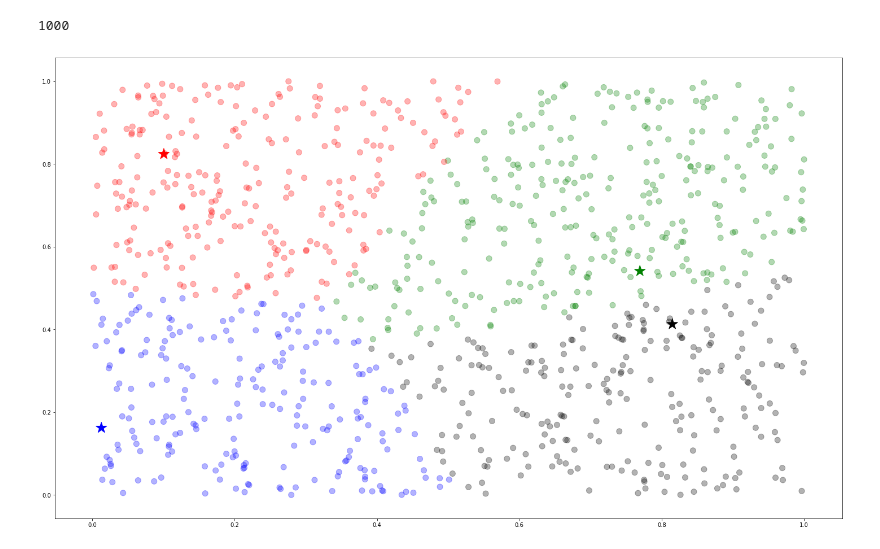
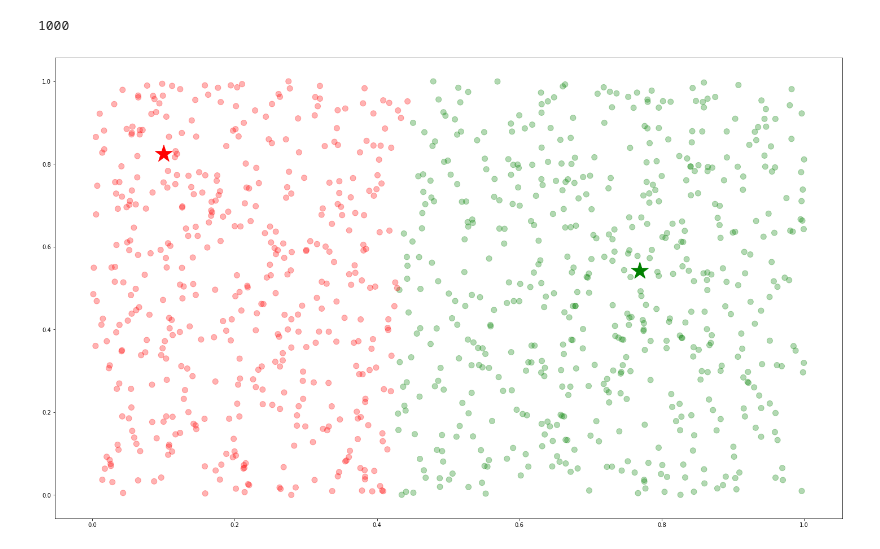
Before and after one commit to Lukachinch/ML_course, a Jupyter notebook: labs/ex01/template/taskC.ipynb, the cells around one changed output. Cells and saved outputs as stored; diff of their text form; code cells hidden in the pictures.

```diff
--- a/labs/ex01/template/taskC.ipynb
+++ b/labs/ex01/template/taskC.ipynb
@@ -14,7 +11,7 @@ Data Generation
 # %%
 from numpy.random import rand, randn
 # %%
-n, d, k = 1000, 2, 4
+n, d, k = 1000, 2, 2
 # %%
 np.random.seed(20)
 X = rand(n, d)
@@ -52 +47,31 @@ def compute_log_p(x, mean, sigma):
+# %%
+def clever_method(x, mn, sgm):
+    '''This function takes in 2D arrays X, mean and sigma.
+    It reshapes X and mean for concatenation in order to subtract mean from X
+    It then uses einstein summation formula for multiplying 2x2(sigma) array by
+    1000x4x2(X-mean) to obtain another 1000x4x2 array. Finally it multiplies 2
+    1000x4x2 arrays together and sums over the x&y components of each data point
+    and each parameter...'''
+    sgm = np.array(sgm[0])
+    #Convert the list of means into an array of dimensions 4x2
+    mean = np.array(mn)
+    #Inverse the sigma(covariant matrix)
+    mat2 = np.linalg.inv(sgm)
+    #reshape X and mean arrays into 3D so that they can be concatenated
+    #X gets concatenated along columns from 1 column to #columns means has(number of parameters)
+    #means gets concatenated along rows from 1 to number of rows in X(data poins)
+    mat1 = x[:, np.newaxis, :]-mean[np.newaxis, :, :]
+    #performs Einstein summation along depth axis=2
+    mat3 = np.einsum('ijk,km', mat1, mat2)
+    #Multiplies 2 matrices element wise basically performs
+    #(x-m)T(sigma^{-1}(x-m)) for each element
+    mat4 = np.multiply(mat1, mat3)
+    #Sum elements along depth for xTx purpose
+    mat5 = np.sum(mat4, axis=2)
+    #Just plugging in the formula from now on
+    numerator = np.exp(-mat5/2)
+    denominator = ((2*np.pi)**(d/2)*np.linalg.det(S))
+    p = numerator/denominator
+    answer = list(p.T)
+    return answer
 # %%
@@ -56 +98,3 @@ log_ps = [compute_log_p(X, m, s) for m, s in zip(means, sigmas)]  # exercise: tr
+# %%
+log_ps = clever_method(X, means, sigmas)
 # %%
@@ -60,19 +105,19 @@ print(len(assignments))
 1000
 # %%
 list_of_colors = ['red', 'green',
-                  'blue',
-                   'black',
-   #               'c'
+         #         'blue',
+       #            'black',
+      #            'c'
                   ]
 
 fig = plt.figure(figsize=[25, 15])
 ax = fig.add_subplot(111)
 
 
 colors = np.array(list_of_colors)[assignments]
 ax.scatter(X[:, 0], X[:, 1], c=colors, s=100, alpha=0.3)
-ax.scatter(np.array(means)[:, 0], np.array(means)[:, 1], marker='*', s=400, c=list_of_colors)
+ax.scatter(np.array(means)[:, 0], np.array(means)[:, 1], marker='*', s=1000, c=list_of_colors)
 
 plt.show()
 # %% [output]
-[figure, old version]
+[figure, new version]
```
Also changed, not shown: parts of 7 cells of this notebook, 2 other files.
